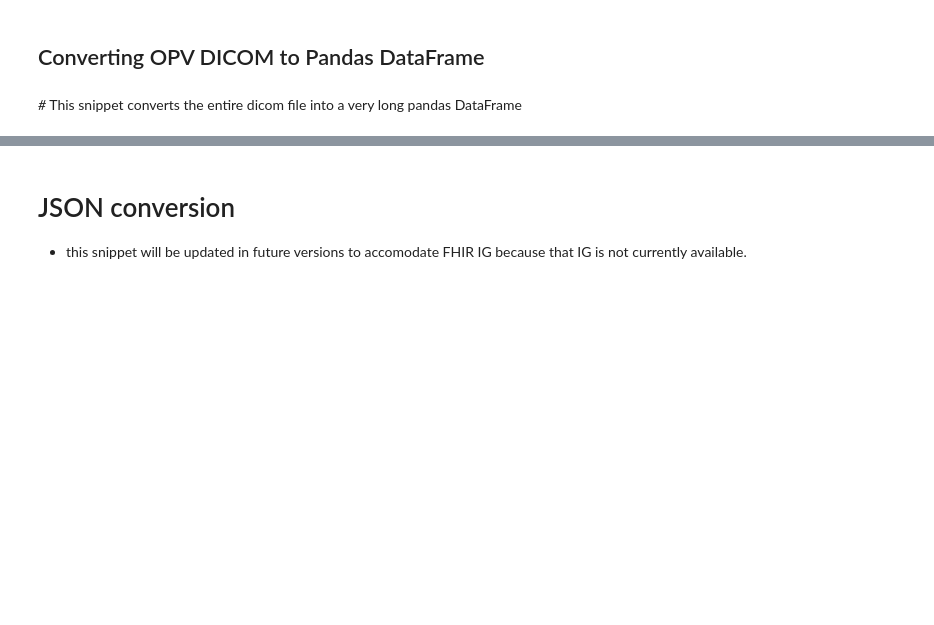
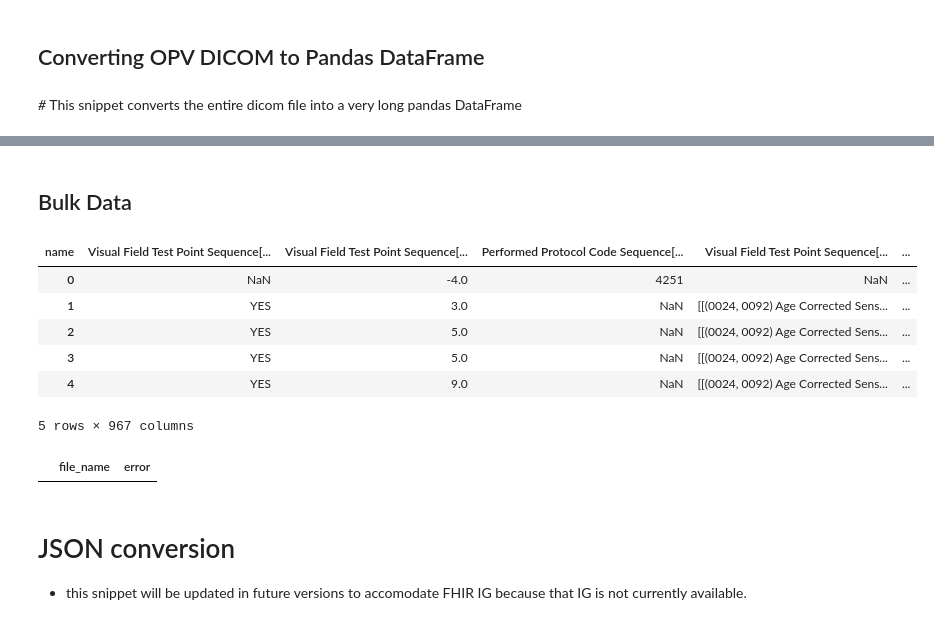
Before and after one commit to Shallaj/py-opv, a Jupyter notebook: examples/workspace.ipynb, the cells around one changed output, grey strips where cells are left out. Cells and saved outputs as stored; diff of their text form; code cells hidden in the pictures; blank space fills up the shorter version.

```diff
--- a/examples/workspace.ipynb
+++ b/examples/workspace.ipynb
@@ -93,3 +89,21 @@ dicom_df.head(3)
+# %% [markdown]
+## Bulk Data
+# %%
+from pyopv import OPVDicomSet
+
+mopv_set = pyopv.read_dicom_directory('/Users/shallaj/Library/CloudStorage/OneDrive-UniversityofCalifornia,SanDiegoHealth/VF Data Standards/opv_dicom_omop/examples/sample_files', file_extension='dcm')
+result_df, error_df = mopv_set.to_pandas()
+display(result_df)
+display(error_df)
+# %% [output]
+| name | Visual Field Test Point Sequence[... | Visual Field Test Point Sequence[... | Performed Protocol Code Sequence[... | Visual Field Test Point Sequence[... | ... |
+| 0 | NaN | -4.0 | 4251 | NaN | ... |
+| 1 | YES | 3.0 | NaN | [[(0024, 0092) Age Corrected Sens... | ... |
+| 2 | YES | 5.0 | NaN | [[(0024, 0092) Age Corrected Sens... | ... |
+| 3 | YES | 5.0 | NaN | [[(0024, 0092) Age Corrected Sens... | ... |
+| 4 | YES | 9.0 | NaN | [[(0024, 0092) Age Corrected Sens... | ... |
+5 rows × 967 columns
+|  | file_name | error |
 # %% [markdown]
 # JSON conversion
 * this snippet will be updated in future versions to accomodate FHIR IG because that IG is not currently available.
```
Also changed, not shown: parts of 14 cells of this notebook, 12 other files.
